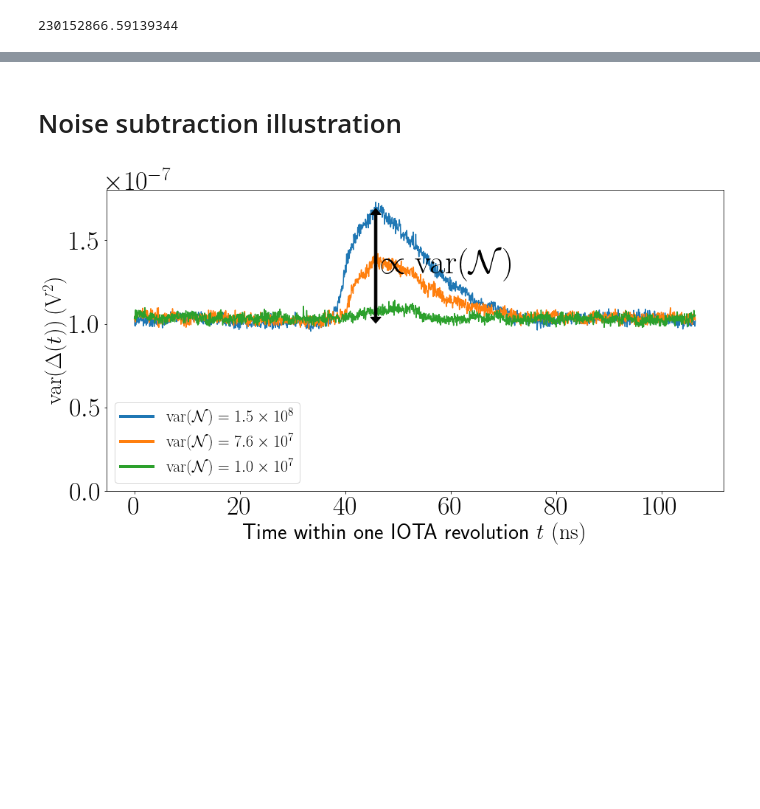
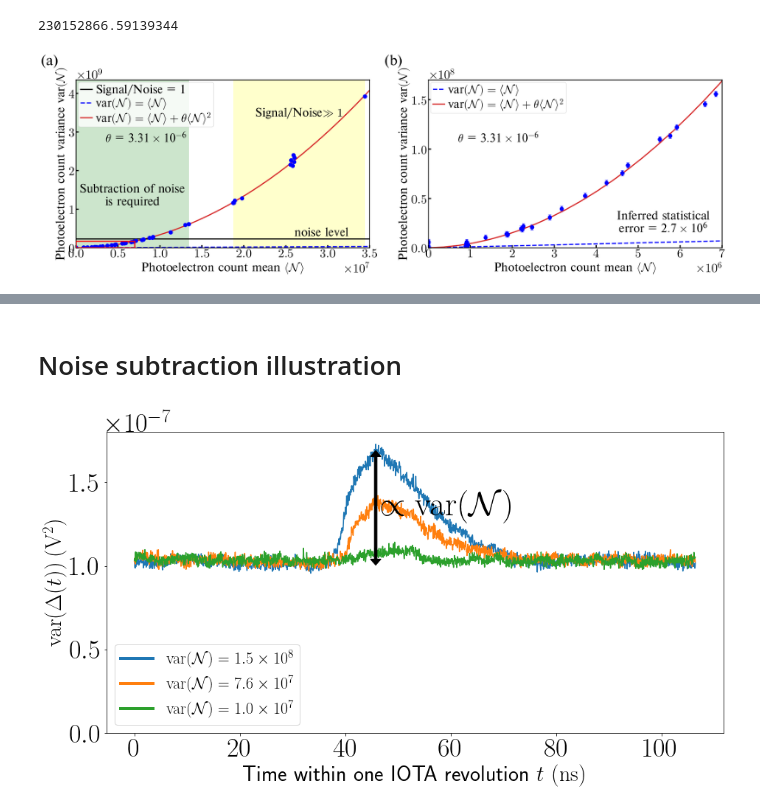
Before and after one commit to IharLobach/fur, a Jupyter notebook: shifts/shift_04_29_2019/test_light_source_plot.ipynb, the cells around one changed output, grey strips where cells are left out. Saved outputs shown, nothing was run; the diff lists cells and outputs as text; code cells hidden in the pictures; blank space fills up the shorter version.

```diff
--- a/shifts/shift_04_29_2019/test_light_source_plot.ipynb
+++ b/shifts/shift_04_29_2019/test_light_source_plot.ipynb
@@ -59,11 +59,11 @@ y = varN-N
 x = N**2
 Mfit = np.mean(x**2)/np.mean(x*y)
 save_to_config("test_light_source_theta", 1/Mfit)
-def my_plot(order=[2,0,1], error_bar=0):
-    from matplotlib import rc
-    rc("text", usetex=True)
-    plt.rcParams.update({'font.size': 28,'legend.fontsize':22})
-    fig, ax = plt.subplots(figsize=(15, 7.5))
+def my_plot(ax, order=[2,0,1], error_bar=0):
+#     from matplotlib import rc
+#     rc("text", usetex=True)
+#     plt.rcParams.update({'font.size': 28,'legend.fontsize':22})
+#     fig, ax = plt.subplots(figsize=(15, 7.5))
     ax.errorbar(fluctuations_df['N'],fluctuations_df['varN'],marker='o',linestyle='None',yerr=error_bar,color='b',
                label='Measurement with the test light source')
     x_aux = np.linspace(0, ax.get_xlim()[1],100)
@@ -73,12 +73,12 @@ def my_plot(order=[2,0,1], error_bar=0):
             label = r"var$\left(\mathcal{N}\right)=\langle\mathcal{N}\rangle+\theta\langle\mathcal{N}\rangle^2$")
     ax.plot([0, x_aux[-1]],[signal_to_noise_level, signal_to_noise_level],
             color='black',label='Signal/Noise = 1')
-    handles, labels = plt.gca().get_legend_handles_labels()
+    handles, labels = ax.get_legend_handles_labels()
     ax.legend([handles[idx] for idx in order],[labels[idx] for idx in order])
-    ax.text(0.1,0.63,r"$\theta$"+" = {:s}".format(as_si(1/Mfit,2)),transform=ax.transAxes)
+    ax.text(0.1,0.63,r"$\theta$"+r" = \SI{"+f"{1/Mfit:.2e}"+r"}{}",transform=ax.transAxes)
     ax.set_ylabel(r"Photoelectron count variance var$\left(\mathcal{N}\right)$")
     ax.set_xlabel(r"Photoelectron count mean $\langle\mathcal{N}\rangle$")
-    return fig, ax
+#     return fig, ax
 # %%
 signal_to_noise_level
 # %% [output]
@@ -89 +93,44 @@ zoom_y = 1.7e8
+# %%
+from fur.path_assistant import get_plot_style_sheet
+import matplotlib as mpl
+mpl.use("pgf")
+plt.style.use(get_plot_style_sheet("prab"))
+plt.rc('pgf', preamble=\
+       r'\usepackage{amsmath}'
+       +r'\usepackage{unicode-math}'
+       +r'\usepackage{amsthm}'
+       +r'\setmainfont{Times}'
+       +r'\DeclareMathAlphabet{\mathcal}{OMS}{cmsy}{m}{n}'
+       +r'\let\mathbb\relax'
+       +r'\DeclareMathAlphabet{\mathbb}{U}{msb}{m}{n}'
+       +r'\usepackage{siunitx}')
+fig, (ax1, ax2) = plt.subplots(1, 2, figsize=(30,8))
+my_plot(ax1)
+# Create a Rectangle patch
+import matplotlib.patches as patches
+rect = patches.Rectangle((0,0), zoom_x, zoom_y,linewidth=3,edgecolor='r',facecolor='none', zorder=100)
+# Add the patch to the Axes
+ax1.add_patch(rect)
+N1, N2, N3 = (fluctuations_df['N'][41], fluctuations_df['N'][42], fluctuations_df['N'].iloc[-1])
+ax1.axvspan(0, N1, facecolor='green', alpha=0.2)
+ax1.axvspan(N2, N3 , facecolor='yellow', alpha=0.2)
+ax1.annotate('Subtraction of noise\n is required',((0+N1)/2, 1.1e9),ha='center')#,fontsize=sec_f)
+ax1.annotate(r'Signal/Noise$\gg 1$',((N2+N3)/2,3.4e9),ha='center')#,fontsize=sec_f)
+ax1.annotate('noise level',(0.55*(N2+N3),0.3e9),ha='center')#,fontsize=20)
+# ax1.set_title('Test light source. Different ND filters.', fontsize=24)
+ax1.set_xlim(0,3.5e7)
+ax1.set_ylim(0,ax1.get_ylim()[1]*0.95)
+my_plot(ax2, order=[0,1], error_bar=varN_error_fit)
+ax2.set_ylim(0, zoom_y)
+ax2.set_xlim(0, zoom_x)
+ax2.text(0.8, 0.15, r'Inferred statistical' +'\n'+' error = \SI{'+f"{varN_error_fit:.1e}"+r"}{}",
+        transform=ax2.transAxes,
+          ha='center', va='center')#, fontsize=sec_f)
+ax1.text(-0.12, 1.15, '(a)', transform=ax1.transAxes, fontsize=36, va='top', ha='left')
+ax2.text(-0.15, 1.15, '(b)', transform=ax2.transAxes, fontsize=36, va='top', ha='left')
+output_path = path_assistant.get_PRL_images_dir().fi("test_light_source.png")
+plt.savefig(output_path, dpi=300, bbox_inches='tight')
+plt.show()
+# %% [output]
+[figure, added]
 # %%
```
Also changed, not shown: parts of 7 cells of this notebook, 15 other files.
